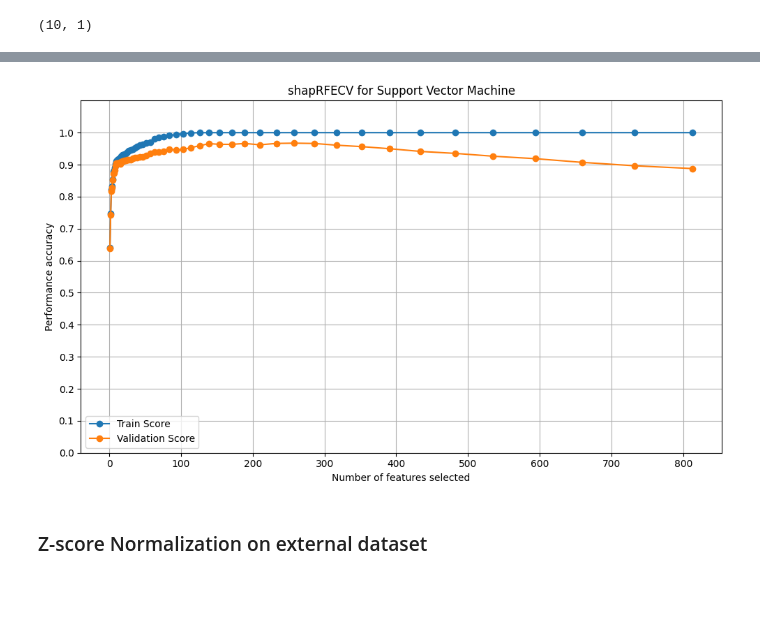
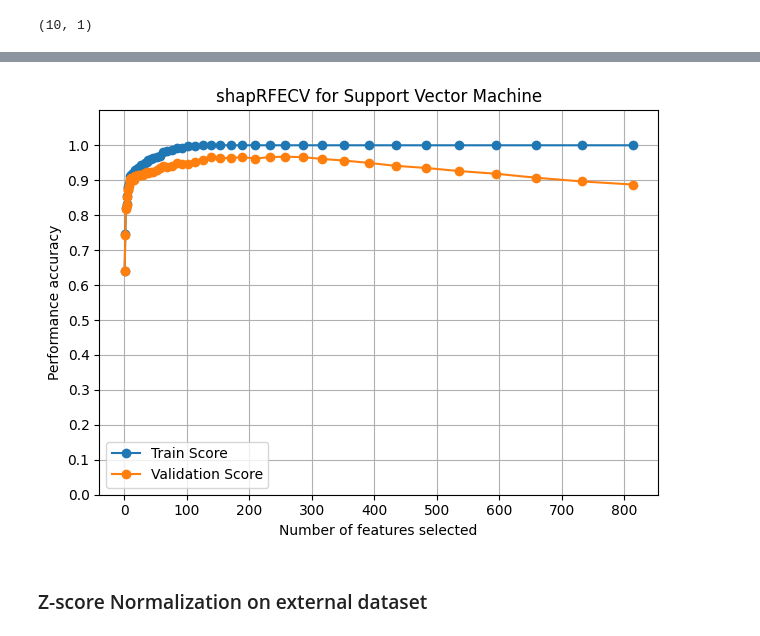
Before and after one commit to jeong2624/ML_BRCA-subtype, a Jupyter notebook: Feature_selection/shapRFECV.ipynb, the cells around one changed output, grey strips where cells are left out. Drawn from its saved outputs; the diff is of its cells as text; code cells hidden in the pictures; blank space fills up the shorter version.

```diff
--- a/Feature_selection/shapRFECV.ipynb
+++ b/Feature_selection/shapRFECV.ipynb
@@ -149,14 +149,15 @@ plt.show()
 # %%
 # shapRFECV based on support vector machine.
 # https://ieeexplore.ieee.org/document/9585477.
+import shap
 from sklearn.svm import SVC
 from probatus.feature_elimination import ShapRFECV
+
 plt.rcdefaults()
 model = SVC(random_state = 42, probability = True, kernel = "linear")
 cv = RepeatedStratifiedKFold(n_splits = 10, n_repeats = 10, random_state = 123)
 
-shap_elimination = ShapRFECV(model, step = 0.1, cv = cv, scoring = 'accuracy',
-                             n_jobs = -1, random_state = 42, verbose = 0)
+shap_elimination = ShapRFECV(model, step = 0.1, cv = cv, scoring = 'accuracy', n_jobs = -1, random_state = 42, verbose = 0)
 report = shap_elimination.fit_compute(X_train, y_train, check_additivity = False)
 # %%
 # Inspect the report generated by ShapRFECV
@@ -220,25 +218,24 @@ report.to_excel("shapRFECV_report.xlsx")
 # %%
 # Visualization
 num_features = report["num_features"]
 train_metric_mean = report["train_metric_mean"]
 val_metric_mean = report["val_metric_mean"]
 
-plt.figure(figsize=(10, 6))
 plt.plot(num_features, train_metric_mean, marker="o", linestyle='-')
 plt.plot(num_features, val_metric_mean, marker="o", linestyle='-')
 
 plt.xlabel("Number of features selected")
 plt.ylabel("Performance accuracy")
 plt.title("shapRFECV for Support Vector Machine")
 plt.ylim(0, 1.1)
 plt.yticks(np.arange(0, 1.1, 0.1))
 plt.grid(True)
 
 plt.legend(["Train Score", "Validation Score"], loc = 'best')
 plt.tight_layout()
 plt.show()
 # %% [output]
-[figure, old version]
+[figure, new version]
 # %% [markdown]
 ### Z-score Normalization on external dataset
 # %%
```
Also changed, not shown: parts of 1 cell of this notebook.
